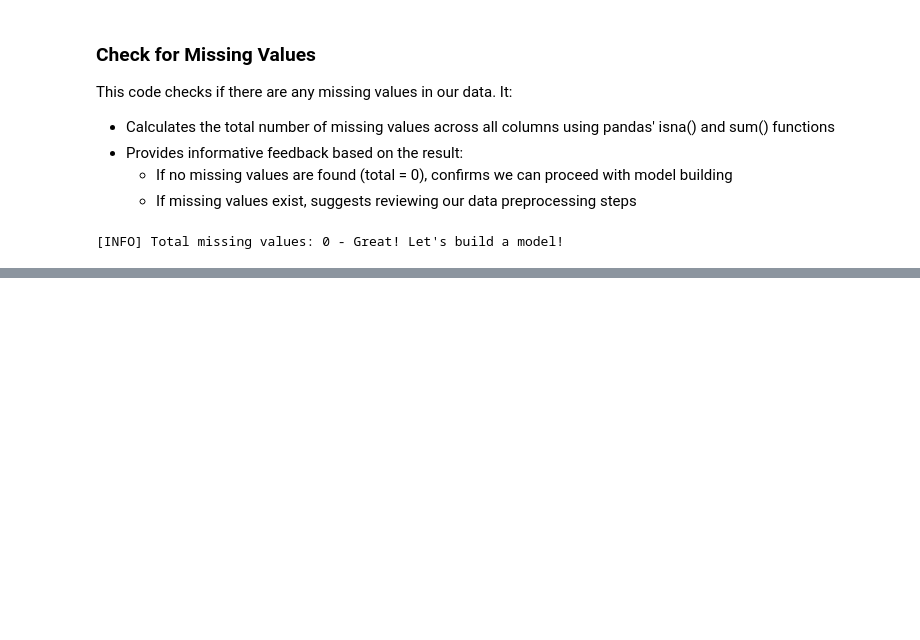
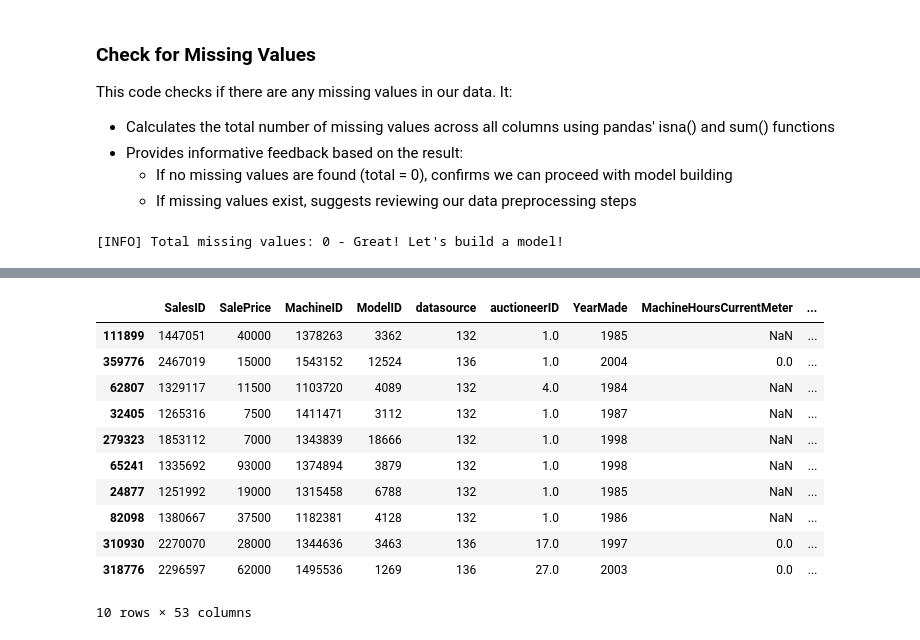
Before and after one commit to Blignaut24/About-BulldozerPriceGenius-_BPG-_v2, a Jupyter notebook: jupyter_notebooks/05_model_training_and_evaluation.ipynb, the cells around one changed output, grey strips where cells are left out. Saved outputs shown, nothing was run; the diff lists cells and outputs as text; code cells hidden in the pictures; blank space fills up the shorter version.

Commit message:
feat: add multiple sections to model training notebook

```diff
--- a/jupyter_notebooks/05_model_training_and_evaluation.ipynb
+++ b/jupyter_notebooks/05_model_training_and_evaluation.ipynb
@@ -205,0 +392,22 @@ else:
+# %%
+# Import train samples (making sure to parse dates and then sort by them)
+train_df = pd.read_csv(filepath_or_buffer="C:/Users/blign/Dropbox/1 PROJECT/VS Code Project Respository/About-BulldozerPriceGenius-_BPG-_v2/data/raw/bluebook-for-bulldozers/Train.csv",
+                       parse_dates=["saledate"],
+                       low_memory=False).sort_values(by="saledate", ascending=True)
+
+# Import validation samples (making sure to parse dates and then sort by them)
+valid_df = pd.read_csv(filepath_or_buffer="C:/Users/blign/Dropbox/1 PROJECT/VS Code Project Respository/About-BulldozerPriceGenius-_BPG-_v2/data/raw/bluebook-for-bulldozers/Valid.csv",
+                       parse_dates=["saledate"])
+
+# The ValidSolution.csv contains the SalePrice values for the samples in Valid.csv
+valid_solution = pd.read_csv(filepath_or_buffer="C:/Users/blign/Dropbox/1 PROJECT/VS Code Project Respository/About-BulldozerPriceGenius-_BPG-_v2/data/raw/bluebook-for-bulldozers/ValidSolution.csv")
+
+# Map valid_solution to valid_df
+valid_df["SalePrice"] = valid_df["SalesID"].map(valid_solution.set_index("SalesID")["SalePrice"])
+
+# Make sure valid_df is sorted by saledate still
+valid_df = valid_df.sort_values("saledate", ascending=True).reset_index(drop=True)
+
+# How many samples are in each DataFrame?
+print(f"[INFO] Number of samples in training DataFrame: {len(train_df)}")
+print(f"[INFO] Number of samples in validation DataFrame: {len(valid_df)}")
@@ -205,0 +435,16 @@ else:
+# %%
+# Let's check out the training DataFrame
+train_df.sample(10)
+# %% [output]
+|  | SalesID | SalePrice | MachineID | ModelID | datasource | auctioneerID | YearMade | MachineHoursCurrentMeter | ... |
+| 111899 | 1447051 | 40000 | 1378263 | 3362 | 132 | 1.0 | 1985 | NaN | ... |
+| 359776 | 2467019 | 15000 | 1543152 | 12524 | 136 | 1.0 | 2004 | 0.0 | ... |
+| 62807 | 1329117 | 11500 | 1103720 | 4089 | 132 | 4.0 | 1984 | NaN | ... |
+| 32405 | 1265316 | 7500 | 1411471 | 3112 | 132 | 1.0 | 1987 | NaN | ... |
+| 279323 | 1853112 | 7000 | 1343839 | 18666 | 132 | 1.0 | 1998 | NaN | ... |
+| 65241 | 1335692 | 93000 | 1374894 | 3879 | 132 | 1.0 | 1998 | NaN | ... |
+| 24877 | 1251992 | 19000 | 1315458 | 6788 | 132 | 1.0 | 1985 | NaN | ... |
+| 82098 | 1380667 | 37500 | 1182381 | 4128 | 132 | 1.0 | 1986 | NaN | ... |
+| 310930 | 2270070 | 28000 | 1344636 | 3463 | 136 | 17.0 | 1997 | 0.0 | ... |
+| 318776 | 2296597 | 62000 | 1495536 | 1269 | 136 | 27.0 | 2003 | 0.0 | ... |
+10 rows × 53 columns
```
Also changed, not shown: parts of 28 cells of this notebook.
